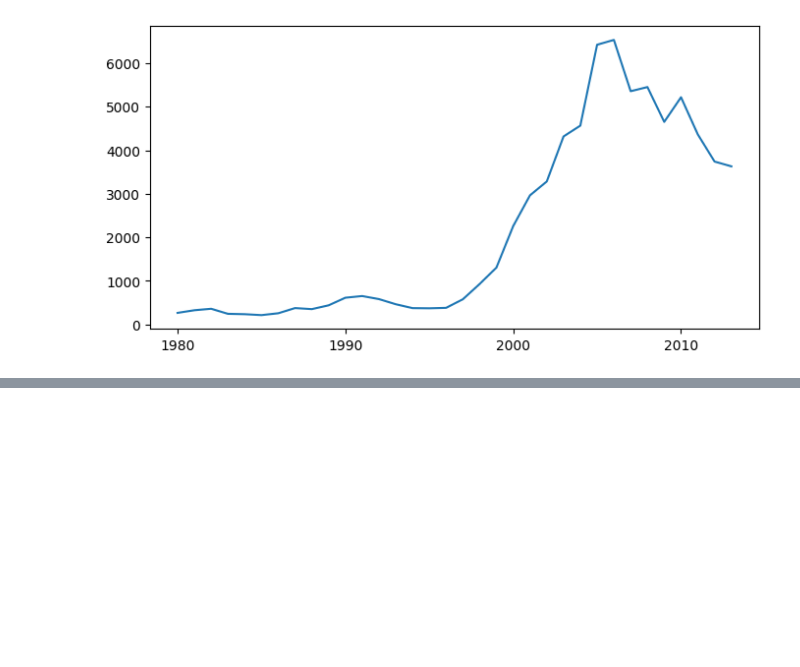
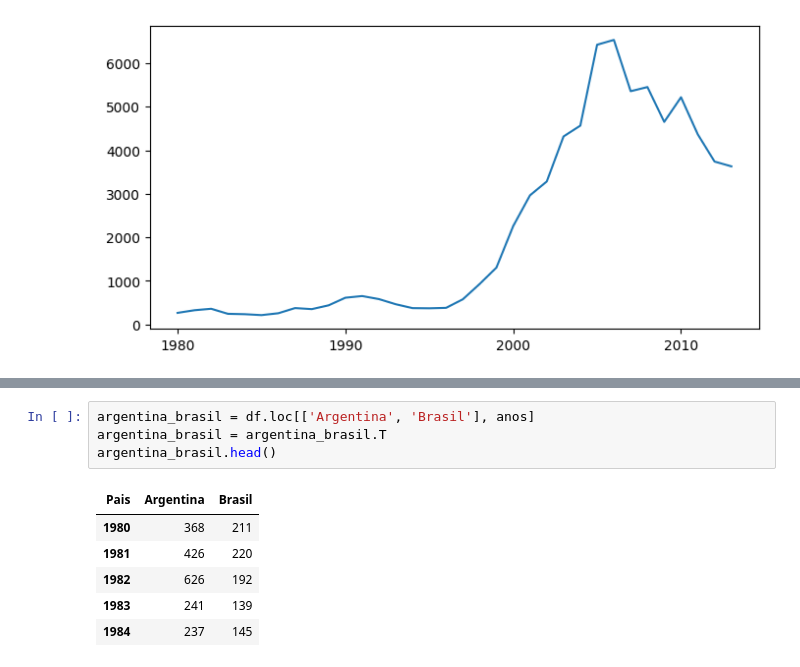
Before and after one commit to AngelTroncoso/Data_Science, a Jupyter notebook: 9_Visualizaciones.ipynb, the cells around one changed output, grey strips where cells are left out. Drawn from its saved outputs; the diff is of its cells as text; blank space fills up the shorter version.

```diff
--- a/9_Visualizaciones.ipynb
+++ b/9_Visualizaciones.ipynb
@@ -130,0 +172,11 @@ plt.show()
+# %%
+argentina_brasil = df.loc[['Argentina', 'Brasil'], anos]
+argentina_brasil = argentina_brasil.T
+argentina_brasil.head()
+# %% [output]
+| Pais | Argentina | Brasil |
+| 1980 | 368 | 211 |
+| 1981 | 426 | 220 |
+| 1982 | 626 | 192 |
+| 1983 | 241 | 139 |
+| 1984 | 237 | 145 |
```
Also changed, not shown: parts of 8 cells of this notebook.
